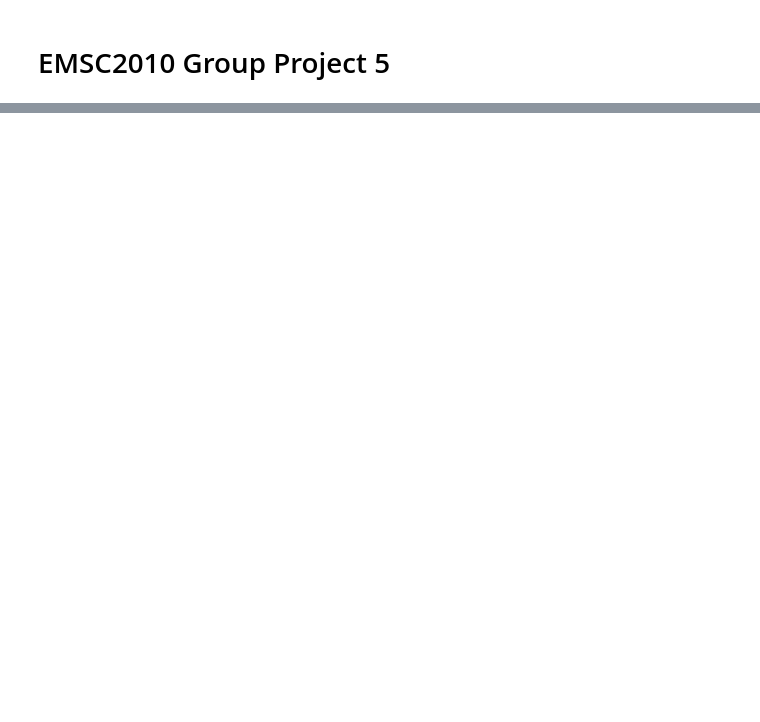
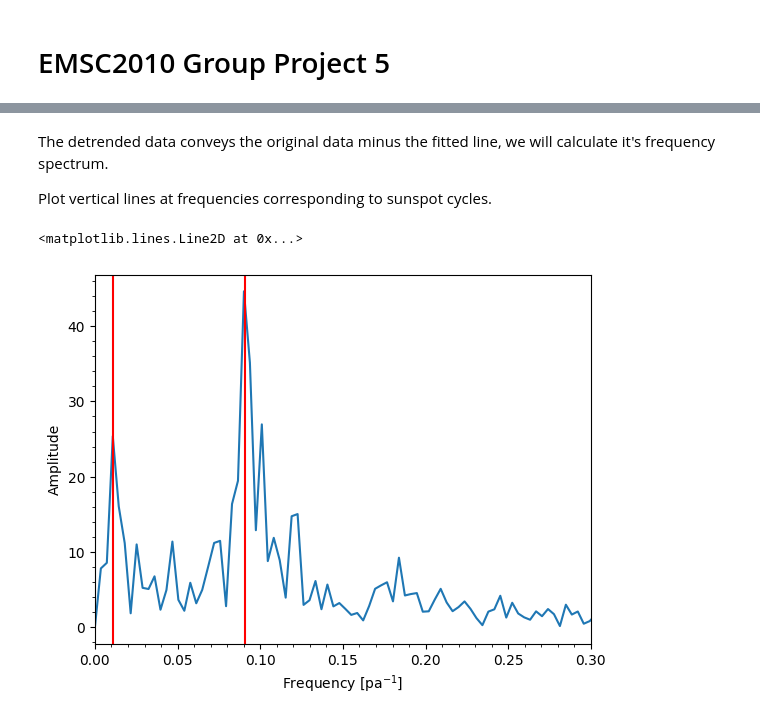
Before and after one commit to Elpog1/EMSC2010-Seismic-Babes-Project-5, a Jupyter notebook: EMSC2010_Group_Project_5.ipynb, the cells around one changed output, grey strips where cells are left out. Cells and saved outputs as stored; diff of their text form; code cells hidden in the pictures; blank space fills up the shorter version.

```diff
--- a/EMSC2010_Group_Project_5.ipynb
+++ b/EMSC2010_Group_Project_5.ipynb
@@ -46,0 +218,19 @@ Repeat text as required.
+# %% [markdown]
+The detrended data conveys the original data minus the fitted line, we will calculate it's frequency spectrum.
+
+
+Plot vertical lines at frequencies corresponding to sunspot cycles.
+# %%
+detrend = sunspot_num-np.polyval(pp,year) #calculate the detrended data
+freqs, amps = freq_spectrum(year,detrend) #frequency spectrum of the detrended data
+plt.plot(freqs,amps) #plot the frequency spectrum
+plt.xlabel('Frequency [pa$^{-1}$]') #label the x-axis
+plt.ylabel('Amplitude') #label the y-axis
+plt.xlim([0,0.3]) #limits the x-axis
+plt.minorticks_on() #add minorticks
+
+plt.gca().axvline(x=1/90,color='r') #mark gleissberg frequency
+plt.gca().axvline(x=1/11,color='r') #mark solar frequency
+# %% [output]
+<matplotlib.lines.Line2D at 0x...>
+[figure, added]
```
Also changed, not shown: parts of 35 cells of this notebook.
